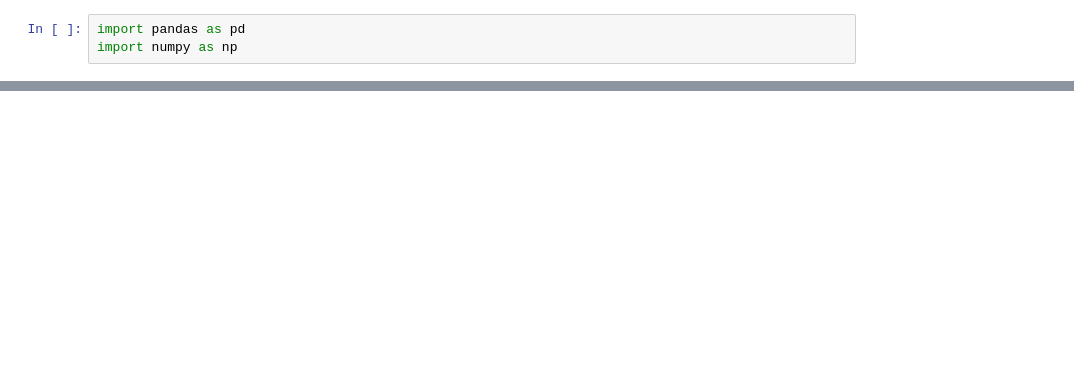
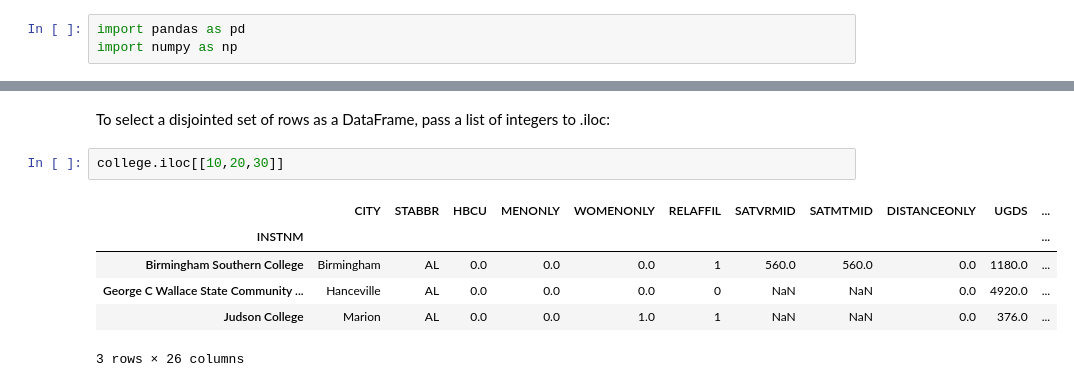
Before and after one commit to manjunath-hanmantgad/python-development, a Jupyter notebook: Pandas-Cookbook-Second-Edition-master/Pandas-Cookbook-Second-Edition-master/Untitled.ipynb, the cells around one changed output, grey strips where cells are left out. Cells and saved outputs as stored; diff of their text form; blank space fills up the shorter version.

```diff
--- a/Pandas-Cookbook-Second-Edition-master/Pandas-Cookbook-Second-Edition-master/Untitled.ipynb
+++ b/Pandas-Cookbook-Second-Edition-master/Pandas-Cookbook-Second-Edition-master/Untitled.ipynb
@@ -374,0 +164,11 @@ ImportError: cannot import name dataclass_transform
+# %% [markdown]
+To select a disjointed set of rows as a DataFrame, pass a list of integers to .iloc:
+# %%
+college.iloc[[10,20,30]]
+# %% [output]
+|  | CITY | STABBR | HBCU | MENONLY | WOMENONLY | RELAFFIL | SATVRMID | SATMTMID | DISTANCEONLY | UGDS | ... |
+| INSTNM |  |  |  |  |  |  |  |  |  |  | ... |
+| Birmingham Southern College | Birmingham | AL | 0.0 | 0.0 | 0.0 | 1 | 560.0 | 560.0 | 0.0 | 1180.0 | ... |
+| George C Wallace State Community ... | Hanceville | AL | 0.0 | 0.0 | 0.0 | 0 | NaN | NaN | 0.0 | 4920.0 | ... |
+| Judson College | Marion | AL | 0.0 | 0.0 | 1.0 | 1 | NaN | NaN | 0.0 | 376.0 | ... |
+3 rows × 26 columns
```
Also changed, not shown: parts of 66 cells of this notebook.
